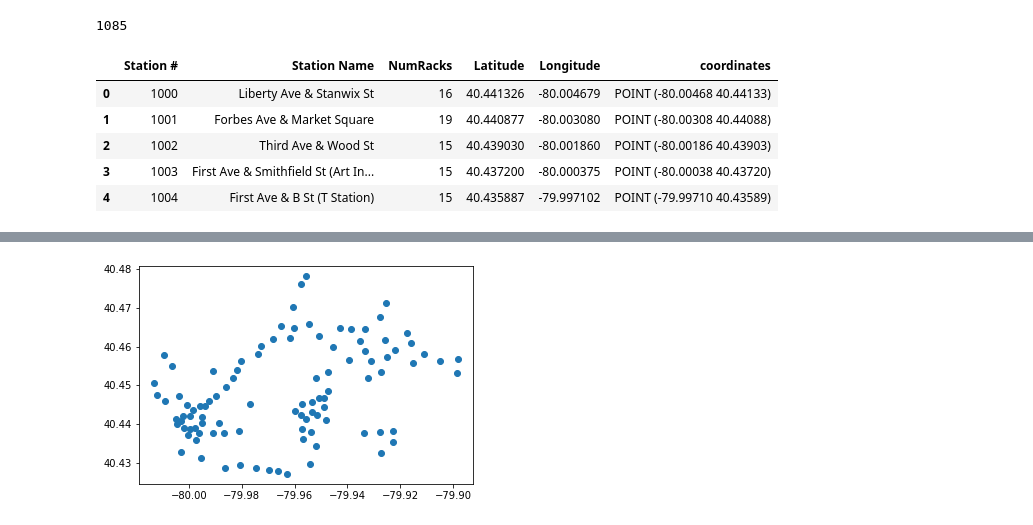
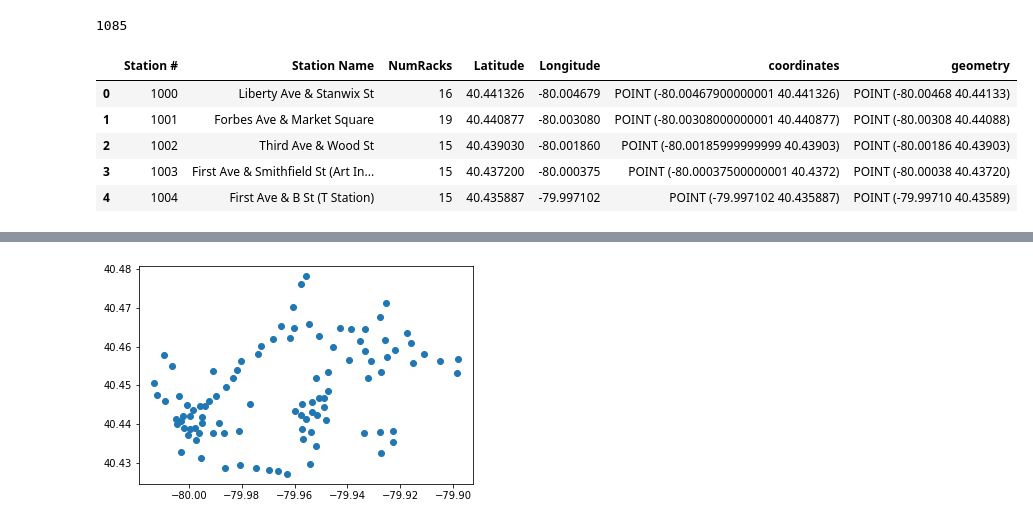
Before and after one commit to katelyn98/HealthyRide-Mapping, a Jupyter notebook: MapLocationStation.ipynb, the cells around one changed output, grey strips where cells are left out. Saved outputs shown, nothing was run; the diff lists cells and outputs as text; code cells hidden in the pictures.

```diff
--- a/MapLocationStation.ipynb
+++ b/MapLocationStation.ipynb
@@ -33,18 +33,18 @@ for index, row in df.iterrows():
 print(rackTot)
 # %% [output]
 1085
-# %%
-#convert df to a geodf
-crs = "epsg:4269"
-gdf = gpd.GeoDataFrame(df, crs = crs, geometry='coordinates')
-gdf.head()
-# %% [output]
-|  | Station # | Station Name | NumRacks | Latitude | Longitude | coordinates |
-| 0 | 1000 | Liberty Ave & Stanwix St | 16 | 40.441326 | -80.004679 | POINT (-80.00468 40.44133) |
-| 1 | 1001 | Forbes Ave & Market Square | 19 | 40.440877 | -80.003080 | POINT (-80.00308 40.44088) |
-| 2 | 1002 | Third Ave & Wood St | 15 | 40.439030 | -80.001860 | POINT (-80.00186 40.43903) |
-| 3 | 1003 | First Ave & Smithfield St (Art In... | 15 | 40.437200 | -80.000375 | POINT (-80.00038 40.43720) |
-| 4 | 1004 | First Ave & B St (T Station) | 15 | 40.435887 | -79.997102 | POINT (-79.99710 40.43589) |
+# %%
+crs = {'init' :'epsg:4326'}
+geometry = [Point(xy) for xy in zip(df.Longitude, df.Latitude)]
+geobikes = gpd.GeoDataFrame(df, crs=crs, geometry=geometry)
+geobikes.head()
+# %% [output]
+|  | Station # | Station Name | NumRacks | Latitude | Longitude | coordinates | geometry |
+| 0 | 1000 | Liberty Ave & Stanwix St | 16 | 40.441326 | -80.004679 | POINT (-80.00467900000001 40.441326) | POINT (-80.00468 40.44133) |
+| 1 | 1001 | Forbes Ave & Market Square | 19 | 40.440877 | -80.003080 | POINT (-80.00308000000001 40.440877) | POINT (-80.00308 40.44088) |
+| 2 | 1002 | Third Ave & Wood St | 15 | 40.439030 | -80.001860 | POINT (-80.00185999999999 40.43903) | POINT (-80.00186 40.43903) |
+| 3 | 1003 | First Ave & Smithfield St (Art In... | 15 | 40.437200 | -80.000375 | POINT (-80.00037500000001 40.4372) | POINT (-80.00038 40.43720) |
+| 4 | 1004 | First Ave & B St (T Station) | 15 | 40.435887 | -79.997102 | POINT (-79.997102 40.435887) | POINT (-79.99710 40.43589) |
 # %%
 #plot the geodf
 #not working for some reason, fix later
```
Also changed, not shown: parts of 2 cells of this notebook, 2 other files.
